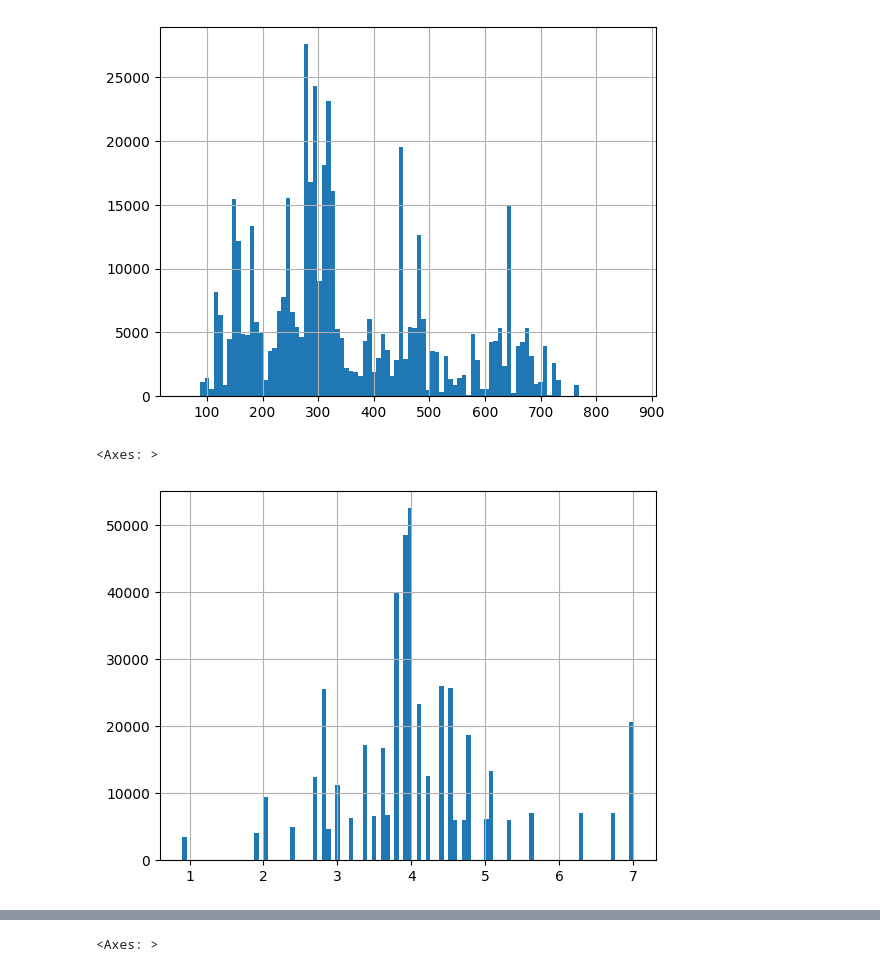
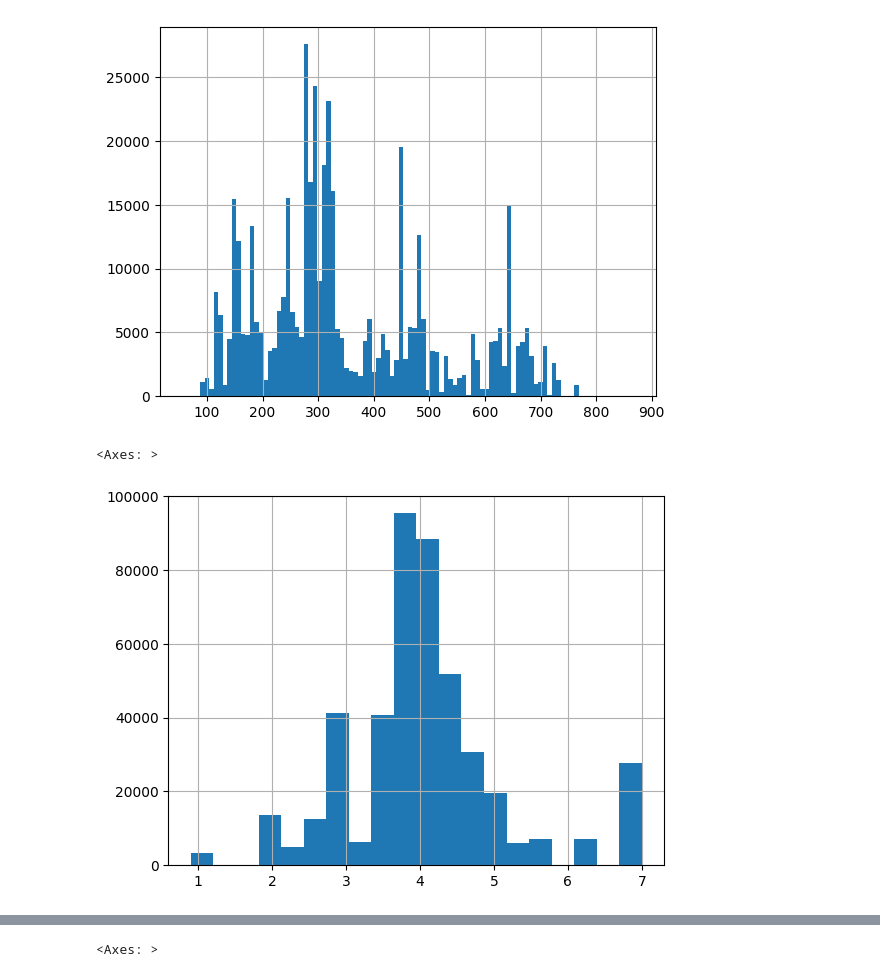
Before and after one commit to zazencodes/ml-quest-1-demand-forecasting, a Jupyter notebook: notebooks/1_explore_clean.ipynb, the cells around one changed output, grey strips where cells are left out. Saved outputs shown, nothing was run; the diff lists cells and outputs as text; code cells hidden in the pictures.

```diff
--- a/notebooks/1_explore_clean.ipynb
+++ b/notebooks/1_explore_clean.ipynb
@@ -321,7 +376,7 @@ df.base_price.hist(bins=100)
 <Axes: >
 [figure]
 # %%
-df.op_area.hist(bins=100)
+df.op_area.hist(bins=20)
 # %% [output]
 <Axes: >
-[figure, old version]
+[figure, new version]
```
Also changed, not shown: parts of 29 cells of this notebook, 18 other files.
